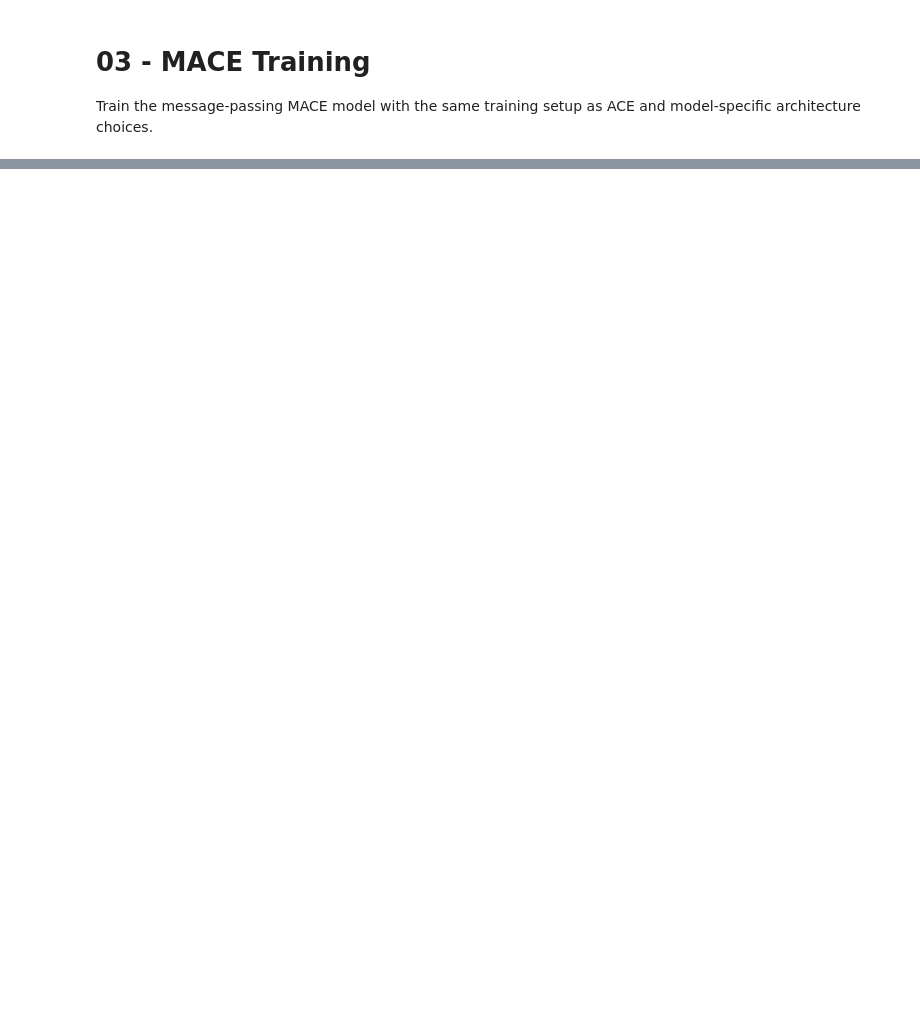
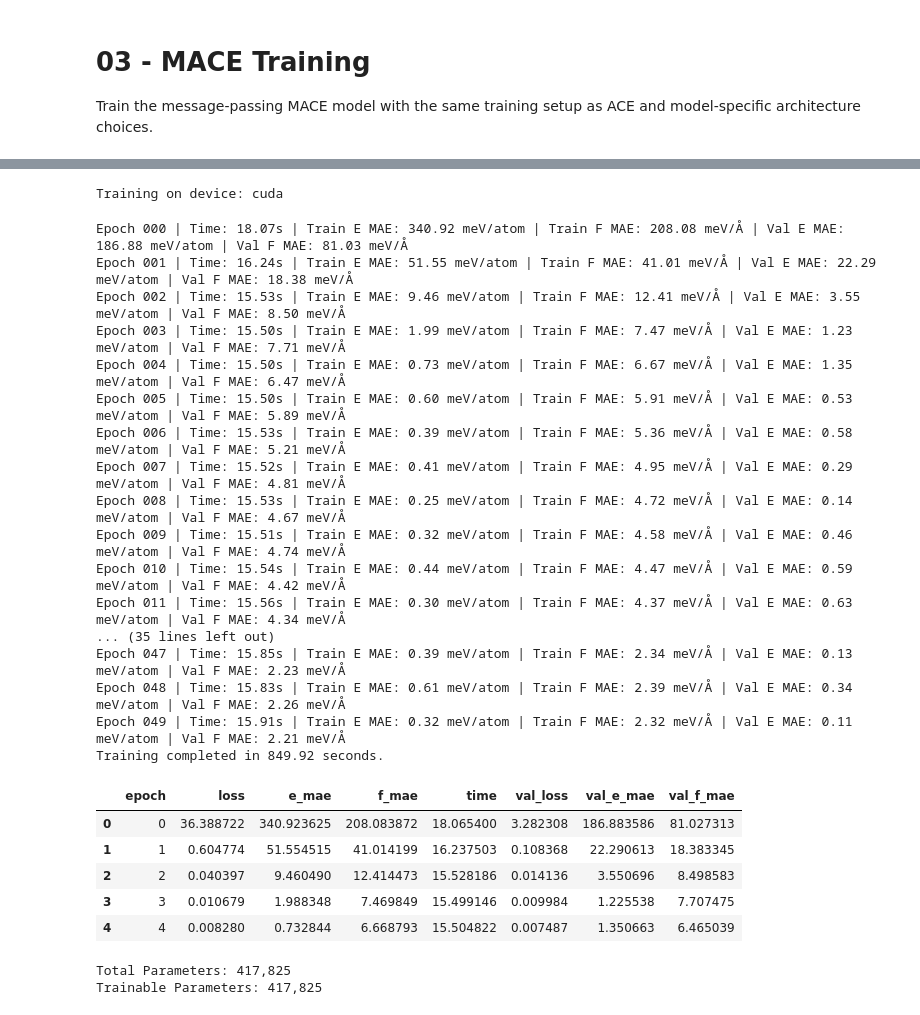
Before and after one commit to AsPrabhat/ace-vs-mace-benchmark, a Jupyter notebook: notebooks/03_MACE_Training.ipynb, the cells around one changed output, grey strips where cells are left out. Drawn from its saved outputs; the diff is of its cells as text; code cells hidden in the pictures; blank space fills up the shorter version.

```diff
--- a/notebooks/03_MACE_Training.ipynb
+++ b/notebooks/03_MACE_Training.ipynb
@@ -48,13 +55,53 @@ trainer = BenchmarkTrainer(
     energy_weight=1.0,
     force_weight=100.0
 )
+print(f"Training on device: {trainer.device}\n")
+# %% [output]
+Training on device: cuda
 # %%
 # Train + held-out test evaluation
 metrics_df = trainer.train(max_epochs=50, patience=10)
 metrics_df.to_csv("../data/mace_metrics.csv", index=False)
 
 test_metrics = trainer.test_epoch(test_loader)
 mace_test_df = pd.DataFrame([test_metrics])
 mace_test_df.to_csv("../data/mace_test_metrics.csv", index=False)
 
+# Save the trained model state
+torch.save(model.state_dict(), "../data/mace_model.pth")
+
 metrics_df.head()
+# %% [output]
+Epoch 000 | Time: 18.07s | Train E MAE: 340.92 meV/atom | Train F MAE: 208.08 meV/Å | Val E MAE: 186.88 meV/atom | Val F MAE: 81.03 meV/Å
+Epoch 001 | Time: 16.24s | Train E MAE: 51.55 meV/atom | Train F MAE: 41.01 meV/Å | Val E MAE: 22.29 meV/atom | Val F MAE: 18.38 meV/Å
+Epoch 002 | Time: 15.53s | Train E MAE: 9.46 meV/atom | Train F MAE: 12.41 meV/Å | Val E MAE: 3.55 meV/atom | Val F MAE: 8.50 meV/Å
+Epoch 003 | Time: 15.50s | Train E MAE: 1.99 meV/atom | Train F MAE: 7.47 meV/Å | Val E MAE: 1.23 meV/atom | Val F MAE: 7.71 meV/Å
+Epoch 004 | Time: 15.50s | Train E MAE: 0.73 meV/atom | Train F MAE: 6.67 meV/Å | Val E MAE: 1.35 meV/atom | Val F MAE: 6.47 meV/Å
+Epoch 005 | Time: 15.50s | Train E MAE: 0.60 meV/atom | Train F MAE: 5.91 meV/Å | Val E MAE: 0.53 meV/atom | Val F MAE: 5.89 meV/Å
+Epoch 006 | Time: 15.53s | Train E MAE: 0.39 meV/atom | Train F MAE: 5.36 meV/Å | Val E MAE: 0.58 meV/atom | Val F MAE: 5.21 meV/Å
+Epoch 007 | Time: 15.52s | Train E MAE: 0.41 meV/atom | Train F MAE: 4.95 meV/Å | Val E MAE: 0.29 meV/atom | Val F MAE: 4.81 meV/Å
+Epoch 008 | Time: 15.53s | Train E MAE: 0.25 meV/atom | Train F MAE: 4.72 meV/Å | Val E MAE: 0.14 meV/atom | Val F MAE: 4.67 meV/Å
+Epoch 009 | Time: 15.51s | Train E MAE: 0.32 meV/atom | Train F MAE: 4.58 meV/Å | Val E MAE: 0.46 meV/atom | Val F MAE: 4.74 meV/Å
+Epoch 010 | Time: 15.54s | Train E MAE: 0.44 meV/atom | Train F MAE: 4.47 meV/Å | Val E MAE: 0.59 meV/atom | Val F MAE: 4.42 meV/Å
+Epoch 011 | Time: 15.56s | Train E MAE: 0.30 meV/atom | Train F MAE: 4.37 meV/Å | Val E MAE: 0.63 meV/atom | Val F MAE: 4.34 meV/Å
+... (35 lines left out)
+Epoch 047 | Time: 15.85s | Train E MAE: 0.39 meV/atom | Train F MAE: 2.34 meV/Å | Val E MAE: 0.13 meV/atom | Val F MAE: 2.23 meV/Å
+Epoch 048 | Time: 15.83s | Train E MAE: 0.61 meV/atom | Train F MAE: 2.39 meV/Å | Val E MAE: 0.34 meV/atom | Val F MAE: 2.26 meV/Å
+Epoch 049 | Time: 15.91s | Train E MAE: 0.32 meV/atom | Train F MAE: 2.32 meV/Å | Val E MAE: 0.11 meV/atom | Val F MAE: 2.21 meV/Å
+Training completed in 849.92 seconds.
+|  | epoch | loss | e_mae | f_mae | time | val_loss | val_e_mae | val_f_mae |
+| 0 | 0 | 36.388722 | 340.923625 | 208.083872 | 18.065400 | 3.282308 | 186.883586 | 81.027313 |
+| 1 | 1 | 0.604774 | 51.554515 | 41.014199 | 16.237503 | 0.108368 | 22.290613 | 18.383345 |
+| 2 | 2 | 0.040397 | 9.460490 | 12.414473 | 15.528186 | 0.014136 | 3.550696 | 8.498583 |
+| 3 | 3 | 0.010679 | 1.988348 | 7.469849 | 15.499146 | 0.009984 | 1.225538 | 7.707475 |
+| 4 | 4 | 0.008280 | 0.732844 | 6.668793 | 15.504822 | 0.007487 | 1.350663 | 6.465039 |
+# %%
+# Check model size (number of parameters)
+total_params = sum(p.numel() for p in model.parameters())
+trainable_params = sum(p.numel() for p in model.parameters() if p.requires_grad)
+
+print(f"Total Parameters: {total_params:,}")
+print(f"Trainable Parameters: {trainable_params:,}")
+# %% [output]
+Total Parameters: 417,825
+Trainable Parameters: 417,825
```
Also changed, not shown: parts of 1 cell of this notebook, 3 other files.
